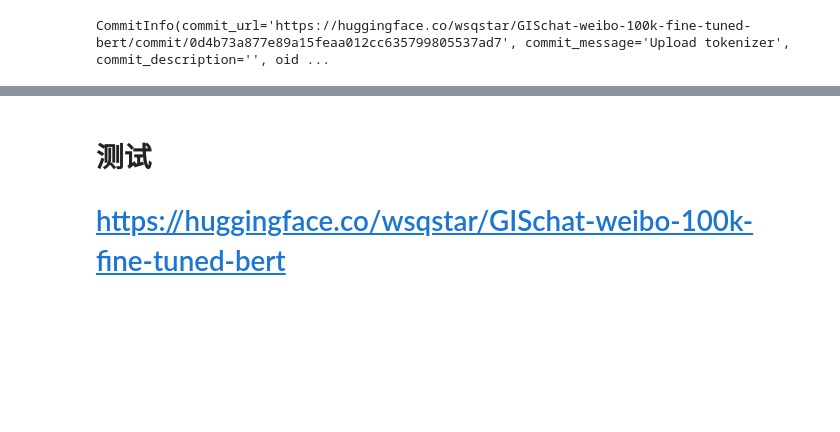
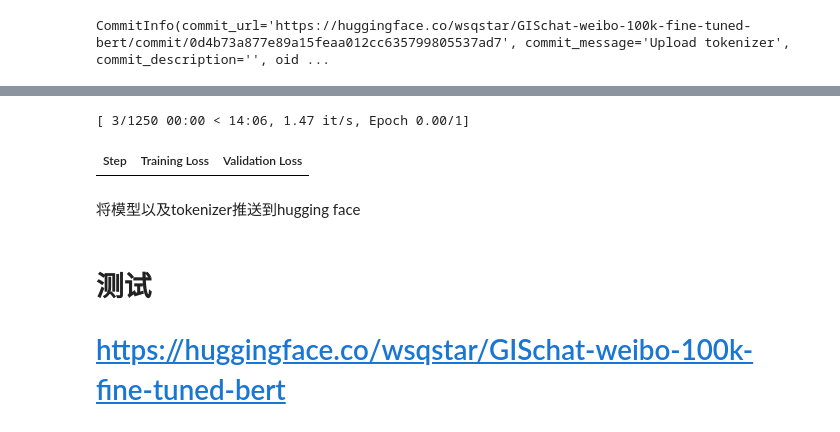
Before and after one commit to GISChat/Fine-tune-bert, a Jupyter notebook: GISchat_bert_fine_tuning.ipynb, the cells around one changed output, grey strips where cells are left out. Drawn from its saved outputs; the diff is of its cells as text; code cells hidden in the pictures; blank space fills up the shorter version.

```diff
--- a/GISchat_bert_fine_tuning.ipynb
+++ b/GISchat_bert_fine_tuning.ipynb
@@ -247,0 +366,49 @@ CommitInfo(commit_url='https://huggingface.co/wsqstar/GISchat-weibo-100k-fine-tu
+# %%
+# 定义计算评估指标的函数
+def compute_metrics(eval_pred):
+    logits, labels = eval_pred
+    predictions = np.argmax(logits, axis=-1)
+    accuracy = accuracy_metric.compute(predictions=predictions, references=labels)
+    # confusion_matrix = confusion_matrix_metric.compute(predictions=predictions, references=labels)
+    return {"accuracy": accuracy["accuracy"]}
+# %%
+from transformers import TrainingArguments, Trainer
+
+# 设置训练参数
+training_args = TrainingArguments(
+    output_dir="GISchat-weibo-100k-fine-tuned-bert",
+    num_train_epochs=1,
+    learning_rate=1e-5,
+    per_device_train_batch_size=8,
+    per_device_eval_batch_size=16,
+    warmup_steps=500,
+    weight_decay=0.01,
+    # evaluation_strategy="steps",
+    eval_strategy="steps",
+    eval_steps=100,
+    save_strategy="steps",
+    save_steps=100,
+    logging_dir='./logs',
+    logging_steps=200,
+    push_to_hub=True,
+    hub_model_id="wsqstar/GISchat-weibo-100k-fine-tuned-bert"  # 替换为你的用户名和模型名称
+)
+# %%
+from transformers import set_seed
+
+# set_seed(42)  # 确保这是一个有效的整数
+
+trainer = Trainer(
+    model=model,
+    args=training_args,
+    train_dataset=small_train_dataset,
+    eval_dataset=small_eval_dataset,
+    compute_metrics=compute_metrics,
+)
+# %%
+trainer.train()
+# %% [output]
+[ 3/1250 00:00 < 14:06, 1.47 it/s, Epoch 0.00/1]
+| Step | Training Loss | Validation Loss |
+# %% [markdown]
+将模型以及tokenizer推送到hugging face
```
Also changed, not shown: parts of 30 cells of this notebook.
